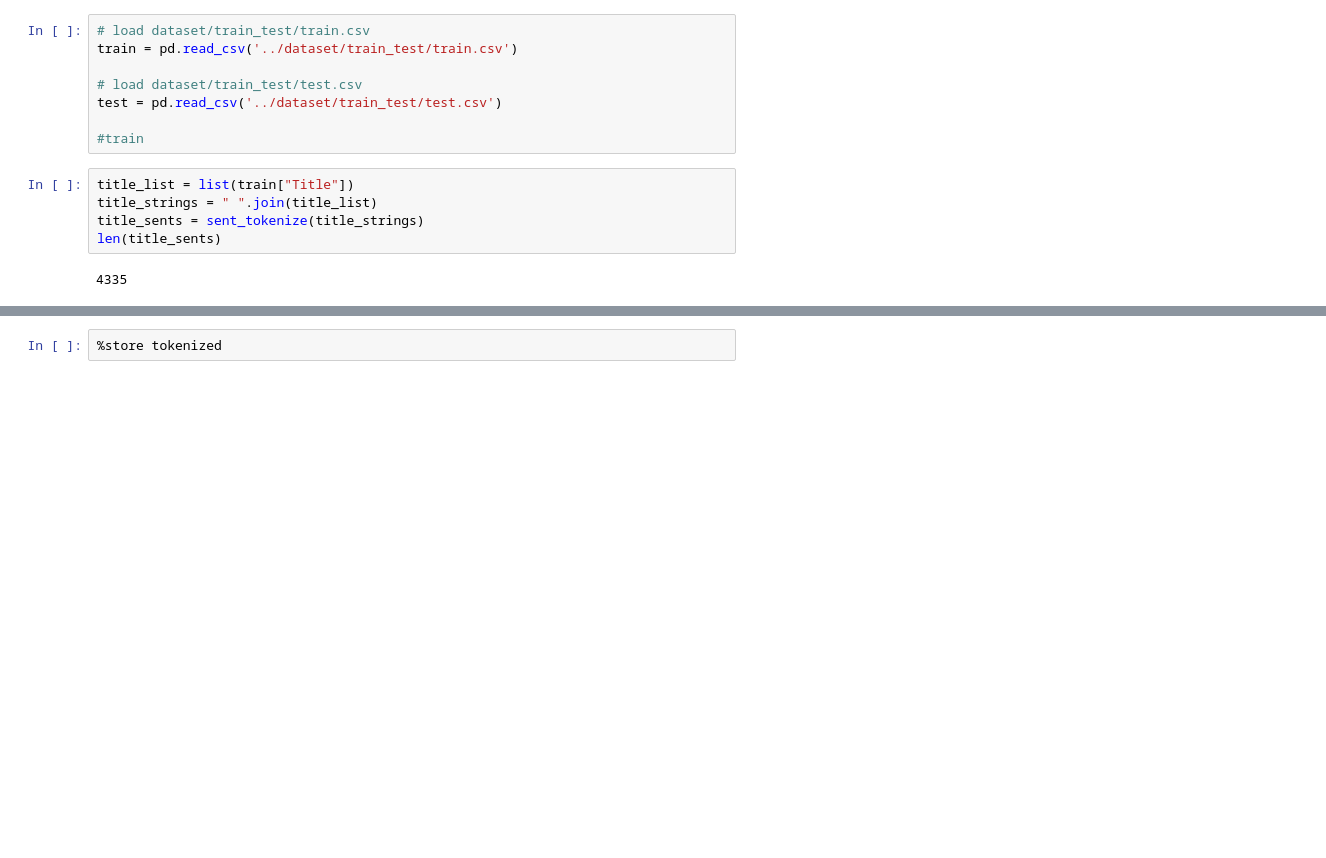
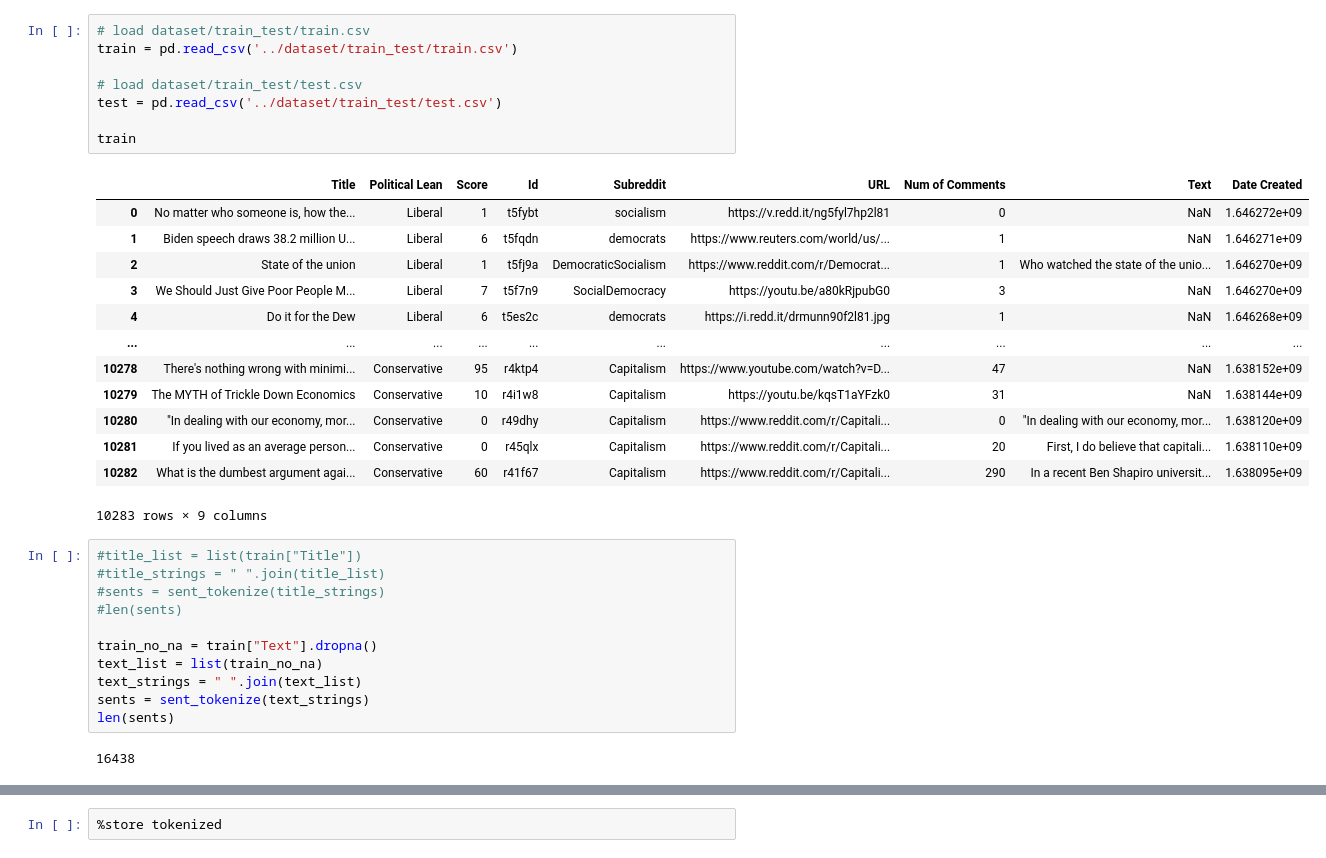
Before and after one commit to rom1trt/NLP1, a Jupyter notebook: tokenizer_nltk/Tokenization_NTLK.ipynb, the cells around one changed output, grey strips where cells are left out. Saved outputs shown, nothing was run; the diff lists cells and outputs as text; blank space fills up the shorter version.

Commit message:
feat: added text to tokenizer and flattened the finished token array

```diff
--- a/tokenizer_nltk/Tokenization_NTLK.ipynb
+++ b/tokenizer_nltk/Tokenization_NTLK.ipynb
@@ -31,16 +31,36 @@ True
 # %%
 # load dataset/train_test/train.csv
 train = pd.read_csv('../dataset/train_test/train.csv')
 
 # load dataset/train_test/test.csv
 test = pd.read_csv('../dataset/train_test/test.csv')
 
-#train
+train
+# %% [output]
+|  | Title | Political Lean | Score | Id | Subreddit | URL | Num of Comments | Text | Date Created |
+| 0 | No matter who someone is, how the... | Liberal | 1 | t5fybt | socialism | https://v.redd.it/ng5fyl7hp2l81 | 0 | NaN | 1.646272e+09 |
+| 1 | Biden speech draws 38.2 million U... | Liberal | 6 | t5fqdn | democrats | https://www.reuters.com/world/us/... | 1 | NaN | 1.646271e+09 |
+| 2 | State of the union | Liberal | 1 | t5fj9a | DemocraticSocialism | https://www.reddit.com/r/Democrat... | 1 | Who watched the state of the unio... | 1.646270e+09 |
+| 3 | We Should Just Give Poor People M... | Liberal | 7 | t5f7n9 | SocialDemocracy | https://youtu.be/a80kRjpubG0 | 3 | NaN | 1.646270e+09 |
+| 4 | Do it for the Dew | Liberal | 6 | t5es2c | democrats | https://i.redd.it/drmunn90f2l81.jpg | 1 | NaN | 1.646268e+09 |
+| ... | ... | ... | ... | ... | ... | ... | ... | ... | ... |
+| 10278 | There's nothing wrong with minimi... | Conservative | 95 | r4ktp4 | Capitalism | https://www.youtube.com/watch?v=D... | 47 | NaN | 1.638152e+09 |
+| 10279 | The MYTH of Trickle Down Economics | Conservative | 10 | r4i1w8 | Capitalism | https://youtu.be/kqsT1aYFzk0 | 31 | NaN | 1.638144e+09 |
+| 10280 | "In dealing with our economy, mor... | Conservative | 0 | r49dhy | Capitalism | https://www.reddit.com/r/Capitali... | 0 | "In dealing with our economy, mor... | 1.638120e+09 |
+| 10281 | If you lived as an average person... | Conservative | 0 | r45qlx | Capitalism | https://www.reddit.com/r/Capitali... | 20 | First, I do believe that capitali... | 1.638110e+09 |
+| 10282 | What is the dumbest argument agai... | Conservative | 60 | r41f67 | Capitalism | https://www.reddit.com/r/Capitali... | 290 | In a recent Ben Shapiro universit... | 1.638095e+09 |
+10283 rows × 9 columns
 # %%
-title_list = list(train["Title"])
-title_strings = " ".join(title_list)
-title_sents = sent_tokenize(title_strings)
-len(title_sents)
+#title_list = list(train["Title"])
+#title_strings = " ".join(title_list)
+#sents = sent_tokenize(title_strings)
+#len(sents)
+
+train_no_na = train["Text"].dropna()
+text_list = list(train_no_na)
+text_strings = " ".join(text_list)
+sents = sent_tokenize(text_strings)
+len(sents)
 # %% [output]
-4335
+16438
 # %%
```
Also changed, not shown: parts of 3 cells of this notebook.
